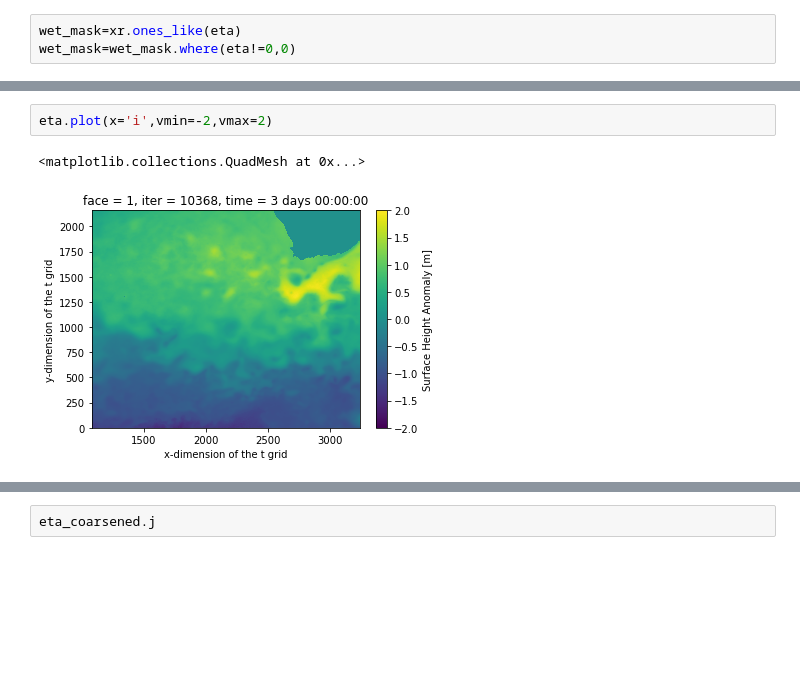
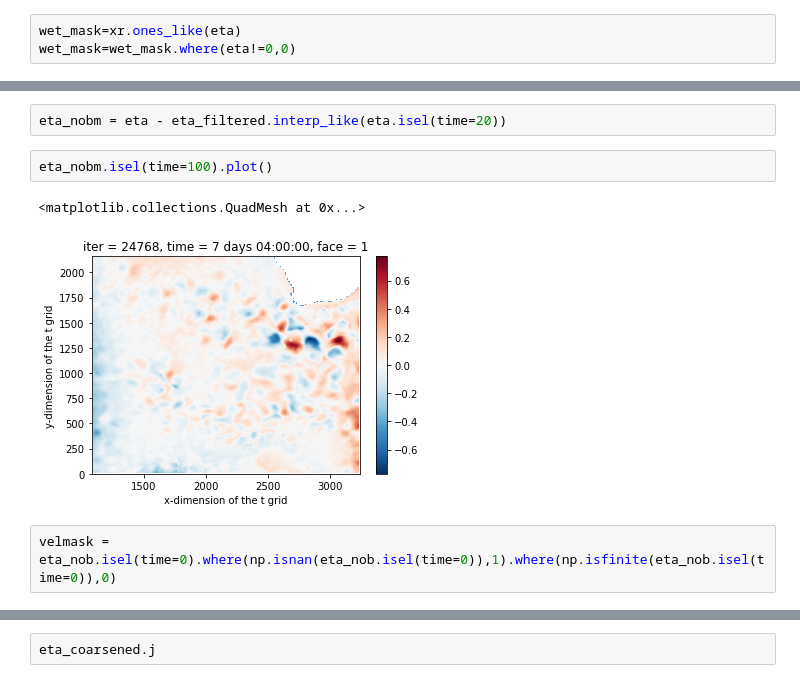
Before and after one commit to cspencerjones/separating-balanced, a Jupyter notebook: python/try_gcm_filters.ipynb, the cells around one changed output, grey strips where cells are left out. Drawn from its saved outputs; the diff is of its cells as text; blank space fills up the shorter version.

```diff
--- a/python/try_gcm_filters.ipynb
+++ b/python/try_gcm_filters.ipynb
@@ -92,5 +72,9 @@ eta_filtered.plot(x='i',vmin=-1,vmax=1)
-# %%
-eta.plot(x='i',vmin=-2,vmax=2)
-# %% [output]
-<matplotlib.collections.QuadMesh at 0x...>
-[figure, removed]
+# %%
+eta_nobm = eta - eta_filtered.interp_like(eta.isel(time=20))
+# %%
+eta_nobm.isel(time=100).plot()
+# %% [output]
+<matplotlib.collections.QuadMesh at 0x...>
+[figure, added]
+# %%
+velmask = eta_nob.isel(time=0).where(np.isnan(eta_nob.isel(time=0)),1).where(np.isfinite(eta_nob.isel(time=0)),0)
```
Also changed, not shown: parts of 64 cells of this notebook, 9 other files.
